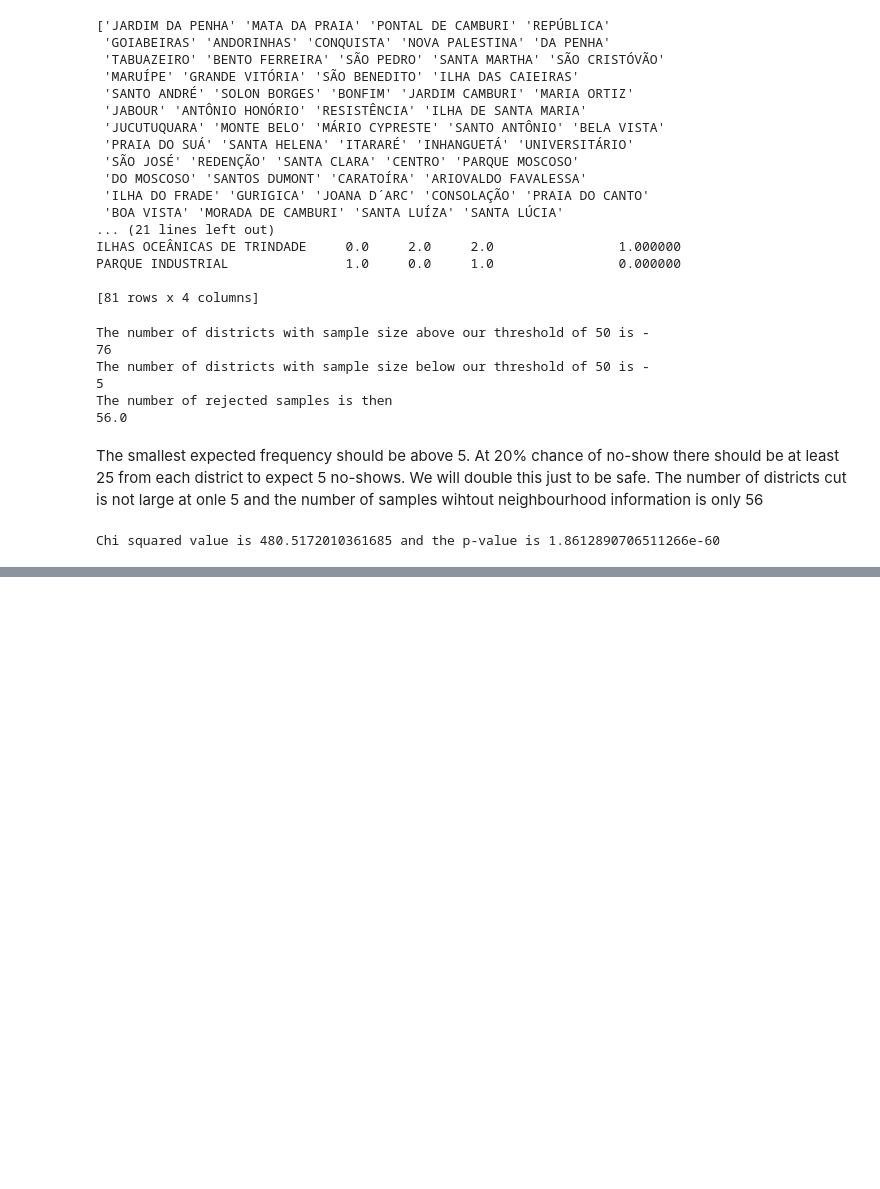
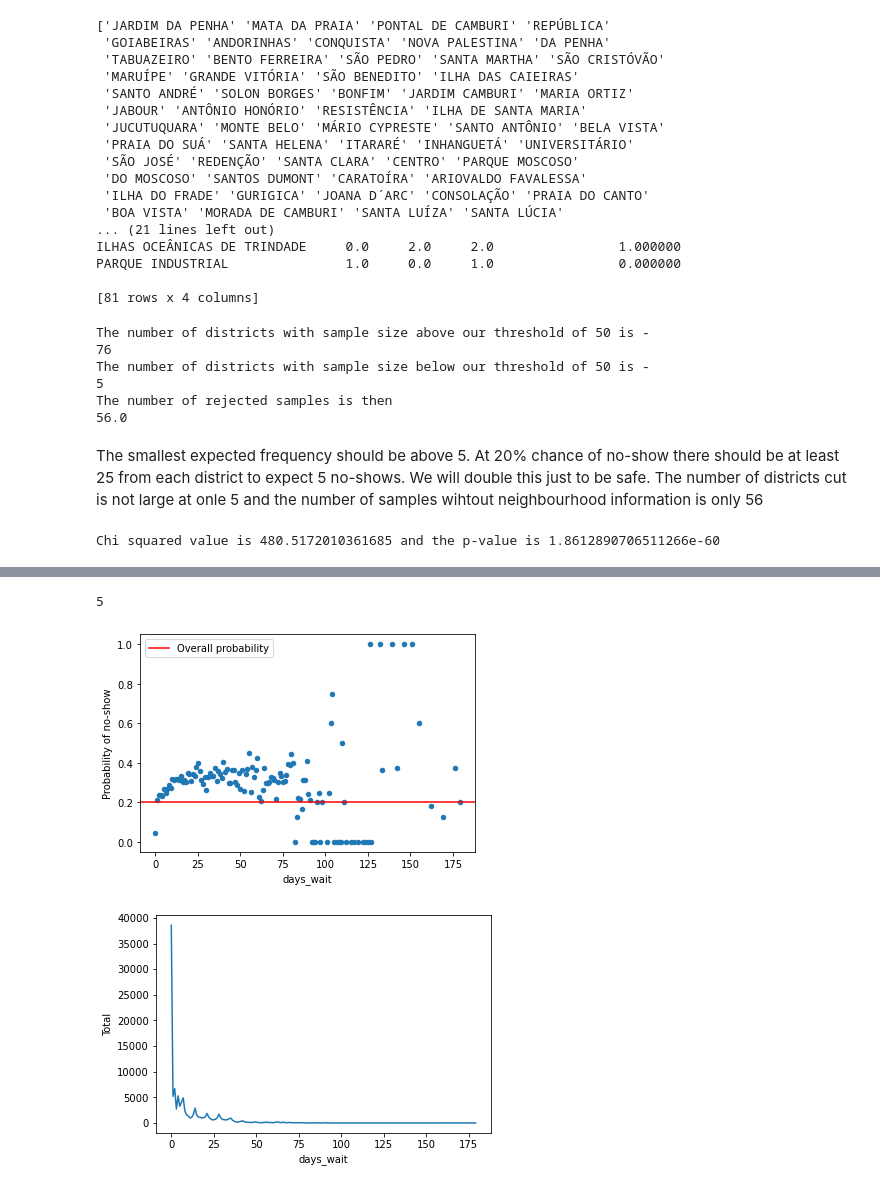
Before and after one commit to foxfoxfox7/Learning-machine-learning, a Jupyter notebook: logistic_regression/Medical_noshow_with_logistic_regression.ipynb, the cells around one changed output, grey strips where cells are left out. Cells and saved outputs as stored; diff of their text form; code cells hidden in the pictures; blank space fills up the shorter version.

```diff
--- a/logistic_regression/Medical_noshow_with_logistic_regression.ipynb
+++ b/logistic_regression/Medical_noshow_with_logistic_regression.ipynb
@@ -276,0 +395,22 @@ Length: 76, dtype: object
+# %%
+print(df[df['days_wait'].astype(int) < 0].shape[0])
+df = df[df['days_wait'] >= 0]
+
+df_days = pd.concat([df.groupby('days_wait')['No'].sum(), df.groupby('days_wait')['Yes'].sum()], axis=1)
+df_days['Total'] = df_days['No'] + df_days['Yes']
+df_days['Probability of no-show'] = df_days['Yes'] / df_days['Total']
+df_days.reset_index(inplace=True)
+
+df_days.plot(kind='scatter', x='days_wait', y='Probability of no-show')
+plt.axhline(noshow_prob, c='r', label='Overall probability')
+plt.legend()
+plt.show()
+
+#sns.barplot(data=df_days[df_days['days_wait'] > 75], x='days_wait', y='Total')
+#plt.xticks(fontsize=6)
+sns.lineplot(data=df_days, x='days_wait', y='Total')
+plt.show()
+# %% [output]
+5
+[figure, added]
+[figure, added]
```
Also changed, not shown: parts of 32 cells of this notebook.
